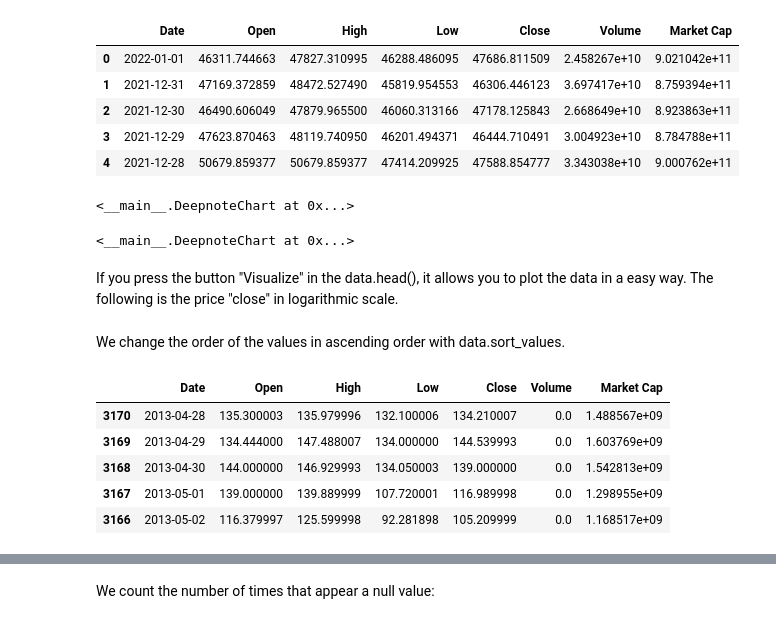
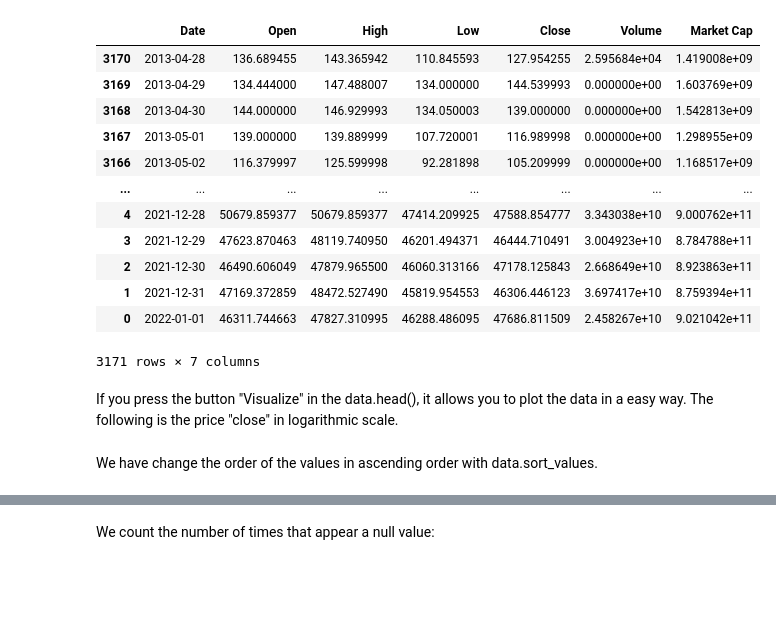
Before and after one commit to PhyData/Bitcoin_Forecast, a Jupyter notebook: Proyecto_Bitcoin/Notebook 1.ipynb, the cells around one changed output, grey strips where cells are left out. Saved outputs shown, nothing was run; the diff lists cells and outputs as text; code cells hidden in the pictures; blank space fills up the shorter version.

Commit message:
V02
This commit was created by Deepnote. Project url: https://deepnote.com/project/79771423-6114-43de-9715-d85a6acef811

```diff
--- a/Proyecto_Bitcoin/Notebook 1.ipynb
+++ b/Proyecto_Bitcoin/Notebook 1.ipynb
@@ -36,37 +38,31 @@ from sklearn.metrics import mean_absolute_error
 # %%
 # Data download
 # ==============================================================================
+
 # Scraper is initialized, symbol, start and end of download are included
 scraper = CmcScraper('BTC', '28-04-2013', '01-01-2022')
+
 # Transform collected data into a dataframe
 data = scraper.get_dataframe()
-data.head()
+data.sort_values(by='Date', ascending=True, inplace=True)
+pd.set_option('display.max_columns', None)
+display(data)
+pd.reset_option('display.max_columns')
 # %% [output]
 |  | Date | Open | High | Low | Close | Volume | Market Cap |
+| 3170 | 2013-04-28 | 136.689455 | 143.365942 | 110.845593 | 127.954255 | 2.595684e+04 | 1.419008e+09 |
+| 3169 | 2013-04-29 | 134.444000 | 147.488007 | 134.000000 | 144.539993 | 0.000000e+00 | 1.603769e+09 |
+| 3168 | 2013-04-30 | 144.000000 | 146.929993 | 134.050003 | 139.000000 | 0.000000e+00 | 1.542813e+09 |
+| 3167 | 2013-05-01 | 139.000000 | 139.889999 | 107.720001 | 116.989998 | 0.000000e+00 | 1.298955e+09 |
+| 3166 | 2013-05-02 | 116.379997 | 125.599998 | 92.281898 | 105.209999 | 0.000000e+00 | 1.168517e+09 |
+| ... | ... | ... | ... | ... | ... | ... | ... |
+| 4 | 2021-12-28 | 50679.859377 | 50679.859377 | 47414.209925 | 47588.854777 | 3.343038e+10 | 9.000762e+11 |
+| 3 | 2021-12-29 | 47623.870463 | 48119.740950 | 46201.494371 | 46444.710491 | 3.004923e+10 | 8.784788e+11 |
+| 2 | 2021-12-30 | 46490.606049 | 47879.965500 | 46060.313166 | 47178.125843 | 2.668649e+10 | 8.923863e+11 |
+| 1 | 2021-12-31 | 47169.372859 | 48472.527490 | 45819.954553 | 46306.446123 | 3.697417e+10 | 8.759394e+11 |
 | 0 | 2022-01-01 | 46311.744663 | 47827.310995 | 46288.486095 | 47686.811509 | 2.458267e+10 | 9.021042e+11 |
-| 1 | 2021-12-31 | 47169.372859 | 48472.527490 | 45819.954553 | 46306.446123 | 3.697417e+10 | 8.759394e+11 |
-| 2 | 2021-12-30 | 46490.606049 | 47879.965500 | 46060.313166 | 47178.125843 | 2.668649e+10 | 8.923863e+11 |
-| 3 | 2021-12-29 | 47623.870463 | 48119.740950 | 46201.494371 | 46444.710491 | 3.004923e+10 | 8.784788e+11 |
-| 4 | 2021-12-28 | 50679.859377 | 50679.859377 | 47414.209925 | 47588.854777 | 3.343038e+10 | 9.000762e+11 |
+3171 rows × 7 columns
-# %%
-DeepnoteChart(data, """{"layer":[{"layer":[{"mark":{"clip":true,"type":"trail","color":"#4c78a8","tooltip":true},"encoding":{"x":{"sort":"ascending","type":"temporal","field":"Date","scale":{"type":"linear","zero":false}},"y":{"sort":null,"type":"quantitative","field":"Close","scale":{"type":"log","zero":false},"format":{"type":"default","decimals":null},"formatType":"numberFormatFromNumberType"}}},{"mark":{"size":100,"type":"point","opacity":0,"tooltip":true},"encoding":{"x":{"sort":"ascending","type":"temporal","field":"Date","scale":{"type":"linear","zero":false}},"y":{"sort":null,"type":"quantitative","field":"Close","scale":{"type":"log","zero":false},"format":{"type":"default","decimals":null},"formatType":"numberFormatFromNumberType"}}}]}],"title":"","config":{"legend":{}},"$schema":"https://vega.github.io/schema/vega-lite/v5.json","encoding":{}}""")
-# %% [output]
-<__main__.DeepnoteChart at 0x...>
-# %%
-DeepnoteChart(data, """{"layer":[{"layer":[{"mark":{"clip":true,"type":"trail","color":"#4c78a8","tooltip":true},"encoding":{"x":{"sort":"ascending","type":"temporal","field":"Date","scale":{"type":"linear","zero":false}},"y":{"sort":null,"type":"quantitative","field":"Close","scale":{"type":"linear","zero":false},"format":{"type":"default","decimals":null},"formatType":"numberFormatFromNumberType"}}},{"mark":{"size":100,"type":"point","opacity":0,"tooltip":true},"encoding":{"x":{"sort":"ascending","type":"temporal","field":"Date","scale":{"type":"linear","zero":false}},"y":{"sort":null,"type":"quantitative","field":"Close","scale":{"type":"linear","zero":false},"format":{"type":"default","decimals":null},"formatType":"numberFormatFromNumberType"}}}]}],"title":"","config":{"legend":{}},"$schema":"https://vega.github.io/schema/vega-lite/v5.json","encoding":{}}""")
-# %% [output]
-<__main__.DeepnoteChart at 0x...>
 # %% [markdown]
 If you press the button "Visualize" in the data.head(), it allows you to plot the data in a easy way. The following is the price "close" in logarithmic scale.
 # %% [markdown]
-We change the order of the values in ascending order with data.sort_values.
+We have change the order of the values in ascending order with data.sort_values.
-# %%
-data.sort_values(by='Date', ascending=True, inplace=True)
-data.head()
-# %% [output]
-|  | Date | Open | High | Low | Close | Volume | Market Cap |
-| 3170 | 2013-04-28 | 135.300003 | 135.979996 | 132.100006 | 134.210007 | 0.0 | 1.488567e+09 |
-| 3169 | 2013-04-29 | 134.444000 | 147.488007 | 134.000000 | 144.539993 | 0.0 | 1.603769e+09 |
-| 3168 | 2013-04-30 | 144.000000 | 146.929993 | 134.050003 | 139.000000 | 0.0 | 1.542813e+09 |
-| 3167 | 2013-05-01 | 139.000000 | 139.889999 | 107.720001 | 116.989998 | 0.0 | 1.298955e+09 |
-| 3166 | 2013-05-02 | 116.379997 | 125.599998 | 92.281898 | 105.209999 | 0.0 | 1.168517e+09 |
```
Also changed, not shown: parts of 29 cells of this notebook, 1 other file.
